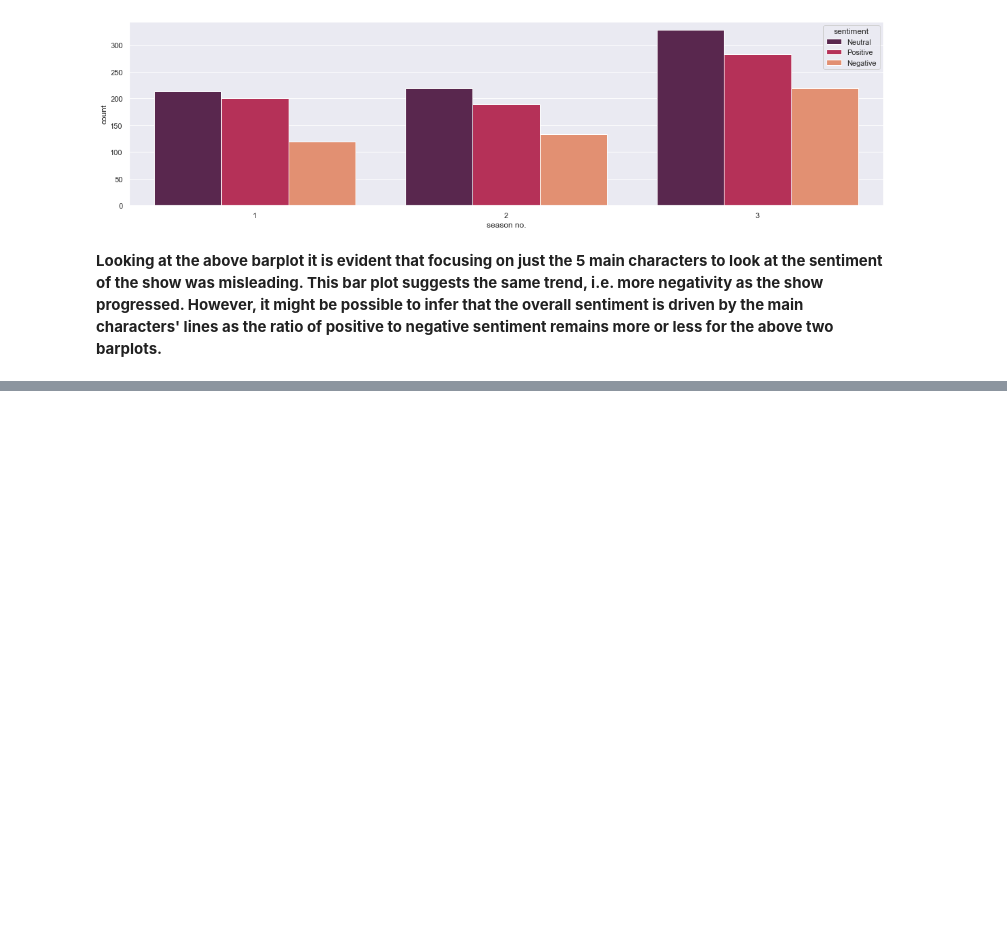
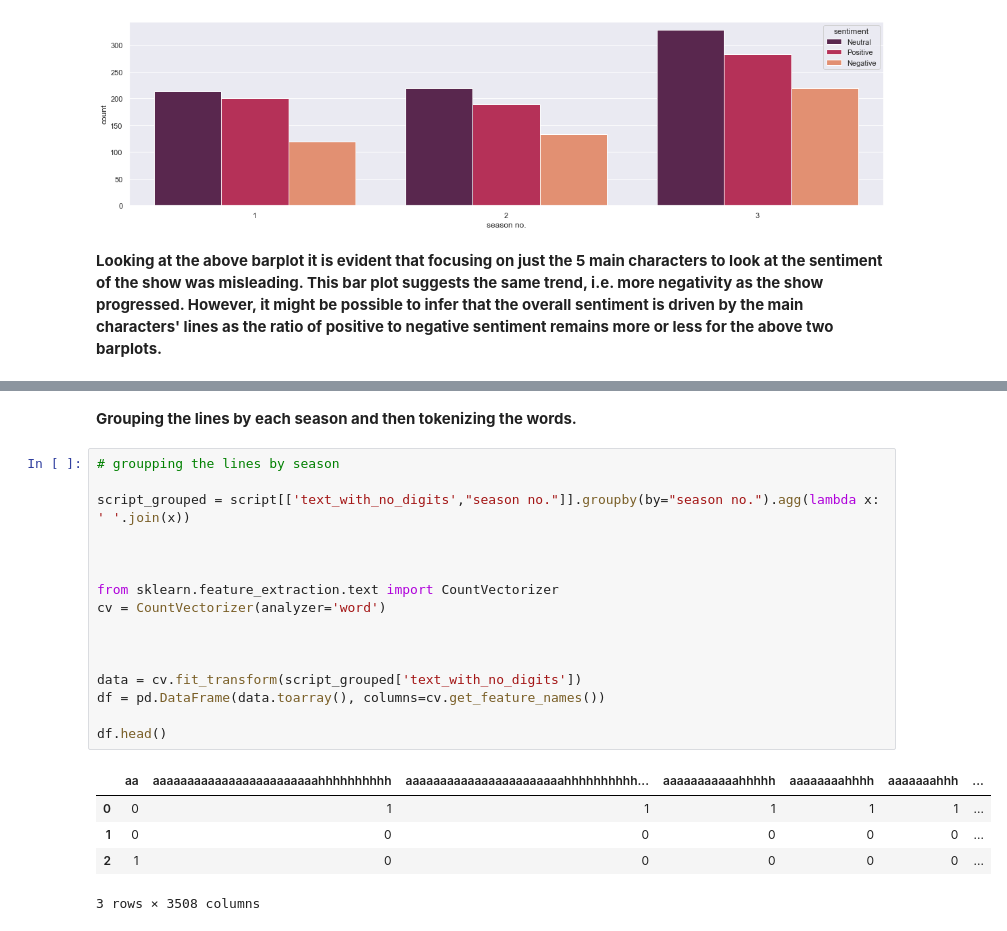
Before and after one commit to Aftab1995/Python-Text-Analysis, a Jupyter notebook: Project/Aftab-project.ipynb, the cells around one changed output, grey strips where cells are left out. Cells and saved outputs as stored; diff of their text form; blank space fills up the shorter version.

```diff
--- a/Project/Aftab-project.ipynb
+++ b/Project/Aftab-project.ipynb
@@ -307,0 +428,24 @@ sns.countplot(x='season no.', hue="sentiment", data=script, palette="rocket")
+# %% [markdown]
+**Grouping the lines by each season and then tokenizing the words.**
+# %%
+# groupping the lines by season
+
+script_grouped = script[['text_with_no_digits',"season no."]].groupby(by="season no.").agg(lambda x: ' '.join(x))
+
+
+
+from sklearn.feature_extraction.text import CountVectorizer
+cv = CountVectorizer(analyzer='word')
+
+
+
+data = cv.fit_transform(script_grouped['text_with_no_digits'])
+df = pd.DataFrame(data.toarray(), columns=cv.get_feature_names())
+
+df.head()
+# %% [output]
+|  | aa | aaaaaaaaaaaaaaaaaaaaaaaahhhhhhhhhh | aaaaaaaaaaaaaaaaaaaaaaahhhhhhhhhh... | aaaaaaaaaaahhhhh | aaaaaaaahhhh | aaaaaaahhh | ... |
+| 0 | 0 | 1 | 1 | 1 | 1 | 1 | ... |
+| 1 | 0 | 0 | 0 | 0 | 0 | 0 | ... |
+| 2 | 1 | 0 | 0 | 0 | 0 | 0 | ... |
+3 rows × 3508 columns
```
Also changed, not shown: parts of 17 cells of this notebook.
